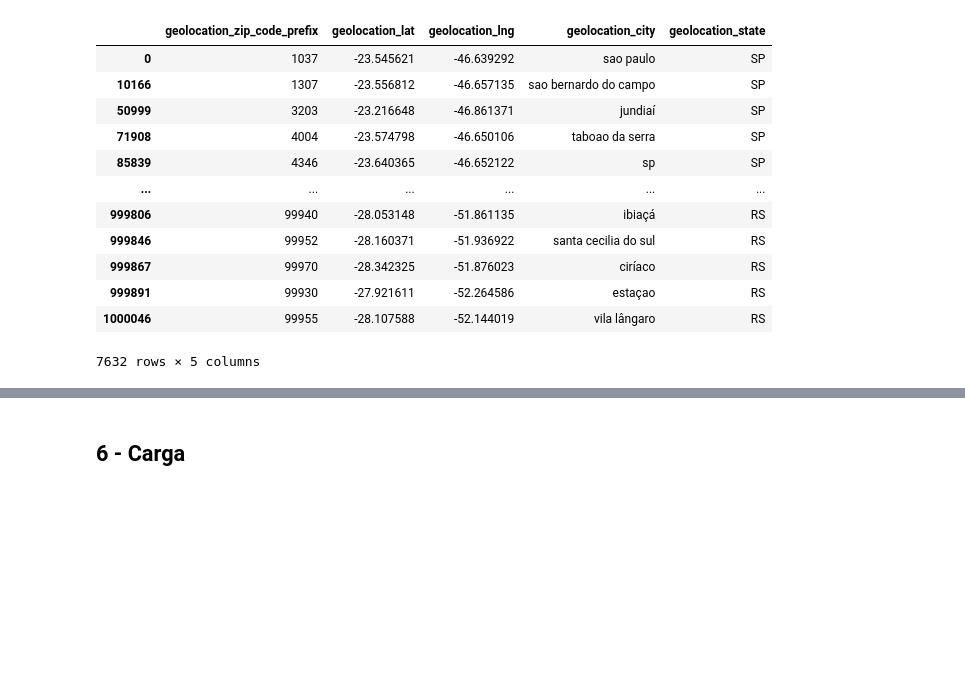
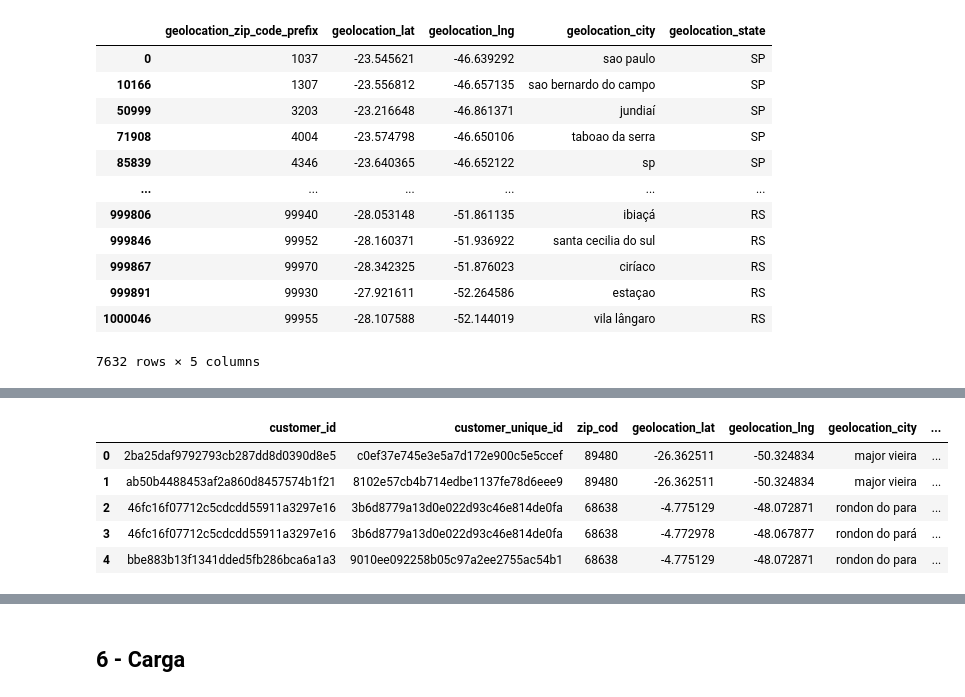
Before and after one commit to michelprosite/Trilha_Engenharia_Dados, a Jupyter notebook: desafio_ds.ipynb, the cells around one changed output, grey strips where cells are left out. Drawn from its saved outputs; the diff is of its cells as text; code cells hidden in the pictures; blank space fills up the shorter version.

```diff
--- a/desafio_ds.ipynb
+++ b/desafio_ds.ipynb
@@ -329,0 +428,3 @@ df_customer.head()
+# %%
+sample_population_customer = df_customer.sample(frac=0.3, random_state=1)  # seleciona aleatoriamente 10% das linhas
+sample_population_customer.head()
@@ -330,3 +442,5 @@ df_customer.head()
+# %%
+sample_population_customer = sample_population_customer.drop(columns=['customer_city', 'customer_state'])
 # %%
 df_customer = df_customer.applymap(lambda x: x.replace('ã', 'a') if isinstance(x, str) else x)
 df_customer = df_customer.applymap(lambda x: x.replace('saopaulo', 'sao paulo') if isinstance(x, str) else x)
@@ -414,0 +509,3 @@ result = pd.merge(df_customer, df_geolocation, how="left", on=["customer_zip_cod
+# %%
+sample_population_customer = sample_population_customer.merge(df_geolocation_unicos, left_on='customer_zip_code_prefix', right_on='geolocation_zip_code_prefix', suffixes=('_left', '_right'))
+sample_population_customer.head(2)
@@ -414,0 +516,11 @@ result = pd.merge(df_customer, df_geolocation, how="left", on=["customer_zip_cod
+# %%
+sample_population_customer.insert(loc=3, column='zip_cod', value=sample_population_customer['customer_zip_code_prefix'])
+sample_population_customer = sample_population_customer.drop(columns=['customer_zip_code_prefix', 'geolocation_zip_code_prefix'])
+sample_population_customer.head()
+# %% [output]
+|  | customer_id | customer_unique_id | zip_cod | geolocation_lat | geolocation_lng | geolocation_city | ... |
+| 0 | 2ba25daf9792793cb287dd8d0390d8e5 | c0ef37e745e3e5a7d172e900c5e5ccef | 89480 | -26.362511 | -50.324834 | major vieira | ... |
+| 1 | ab50b4488453af2a860d8457574b1f21 | 8102e57cb4b714edbe1137fe78d6eee9 | 89480 | -26.362511 | -50.324834 | major vieira | ... |
+| 2 | 46fc16f07712c5cdcdd55911a3297e16 | 3b6d8779a13d0e022d93c46e814de0fa | 68638 | -4.775129 | -48.072871 | rondon do para | ... |
+| 3 | 46fc16f07712c5cdcdd55911a3297e16 | 3b6d8779a13d0e022d93c46e814de0fa | 68638 | -4.772978 | -48.067877 | rondon do pará | ... |
+| 4 | bbe883b13f1341dded5fb286bca6a1a3 | 9010ee092258b05c97a2ee2755ac54b1 | 68638 | -4.775129 | -48.072871 | rondon do para | ... |
```
Also changed, not shown: parts of 27 cells of this notebook.
